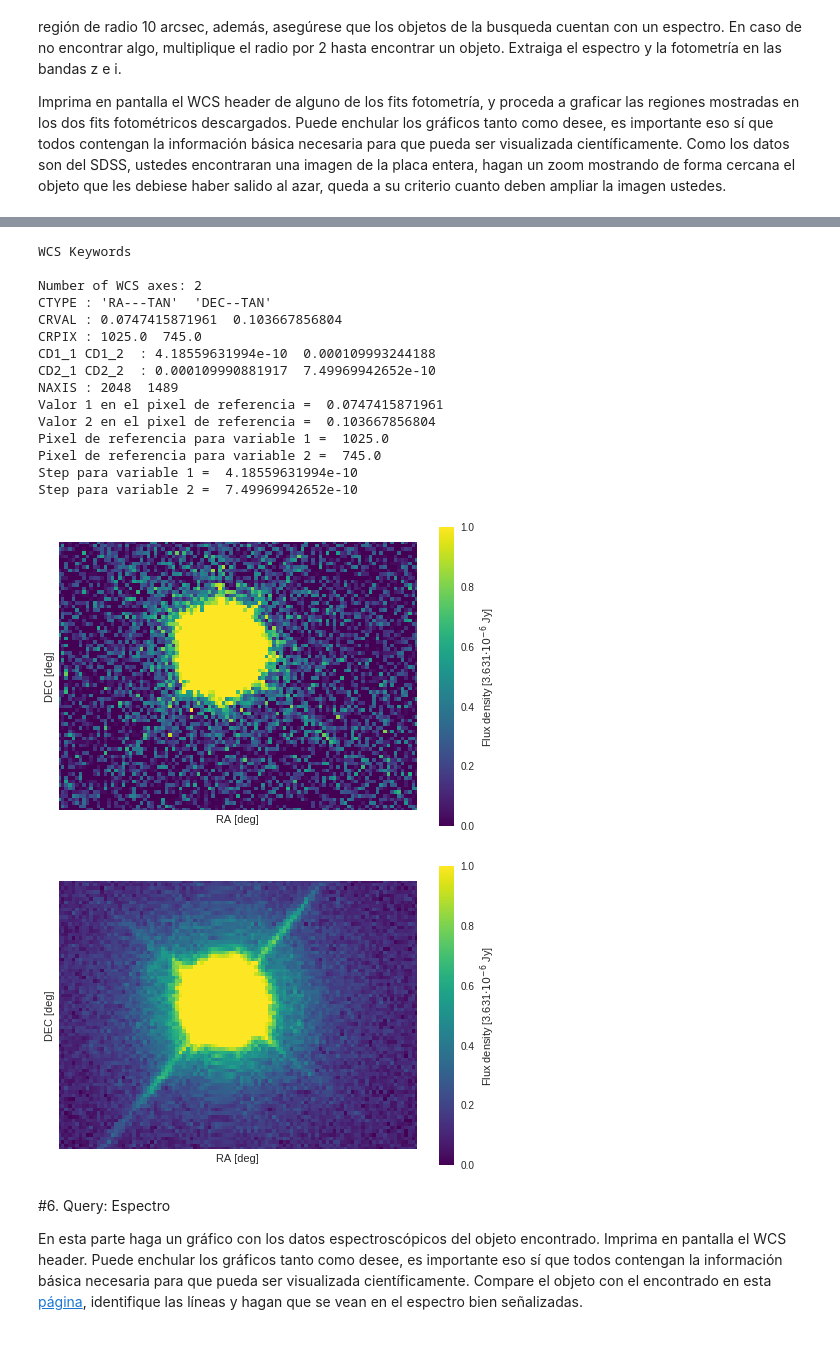
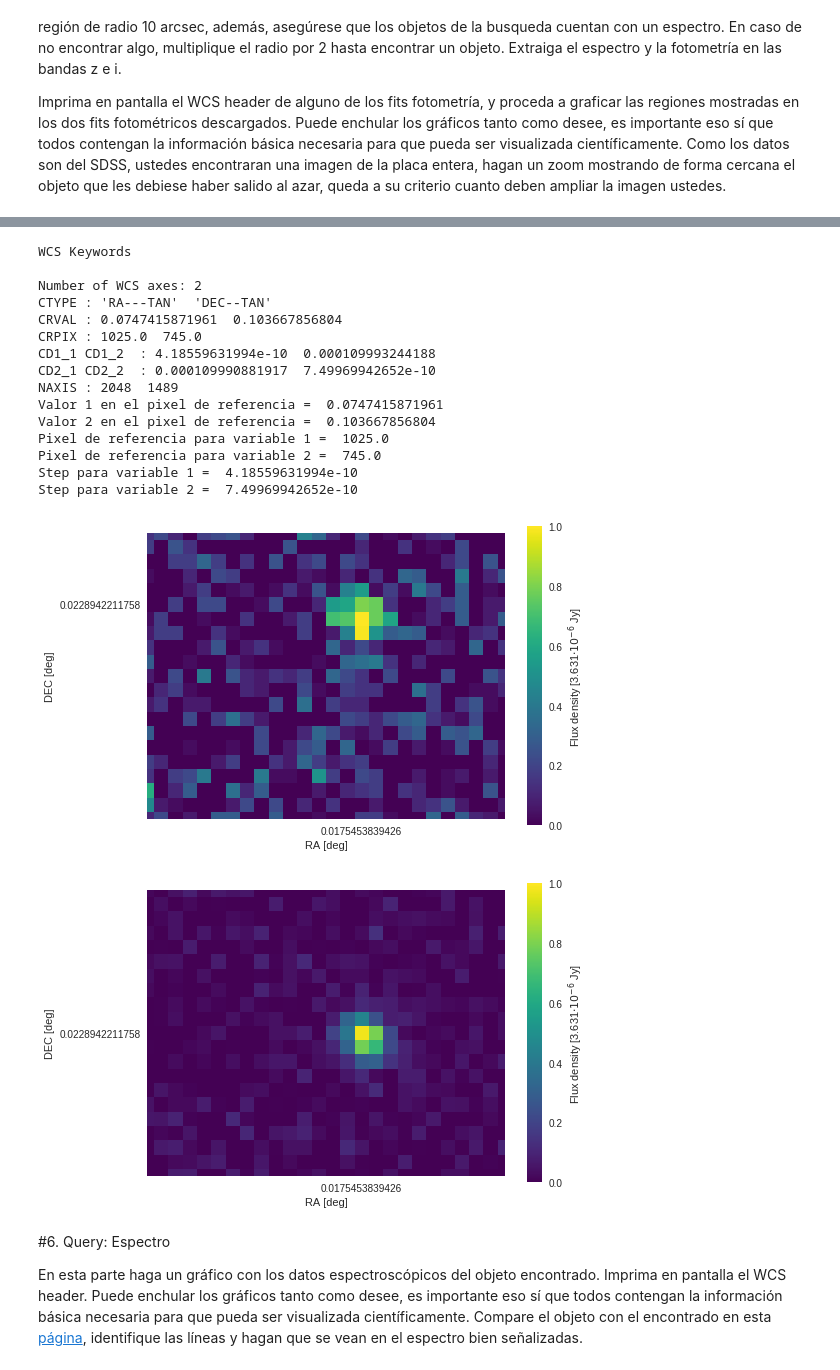
Before and after one commit to diegocorderoa/minitarea4, a Jupyter notebook: minitarea4.ipynb, the cells around one changed output, grey strips where cells are left out. Drawn from its saved outputs; the diff is of its cells as text; code cells hidden in the pictures.

```diff
--- a/minitarea4.ipynb
+++ b/minitarea4.ipynb
@@ -253,47 +264,47 @@ datai = imi[0][0].data
 
 #imagen banda z
 plt.imshow(dataz,cmap='viridis',origin='lower',vmin=0,vmax=1)
-plt.xticks((0,len(ra)/3,2*len(ra)/3,len(ra)),(round(ra[0],3),round(ra[len(ra)/3],3),round(ra[2*len(ra)/3],3),round(ra[-1],3)))
-plt.yticks((0,len(dec)/3,2*len(dec)/3,len(dec)),(round(dec[0],3),round(dec[len(dec)/3],3),round(dec[2*len(dec)/3],3),round(dec[-1],3)))
-plt.xlim(1625,1725)
-plt.ylim(1325,1400)
+plt.xticks([290],[0.0175453839425916 ])
+plt.yticks([225],[0.0228942211757893])
+plt.xlim(275,300)
+plt.ylim(210,230)
 plt.xlabel('RA [deg]')
 plt.ylabel('DEC [deg]')
 plt.grid(b=None)
 cb = plt.colorbar()
 cb.set_label('Flux density [3.631$ \cdot 10^{-6}$ Jy]')
 plt.show()
 
 #imagen banda i
 plt.imshow(datai,cmap='viridis',origin='lower',vmin=0,vmax=1)
-plt.xticks((0,len(ra)/3,2*len(ra)/3,len(ra)),(round(ra[0],3),round(ra[len(ra)/3],3),round(ra[2*len(ra)/3],3),round(ra[-1],3)))
-plt.yticks((0,len(dec)/3,2*len(dec)/3,len(dec)),(round(dec[0],3),round(dec[len(dec)/3],3),round(dec[2*len(dec)/3],3),round(dec[-1],3)))
-plt.xlim(1625,1725)
-plt.ylim(1325,1400)
+plt.xticks([290],[0.0175453839425916 ])
+plt.yticks([220],[0.0228942211757893])
+plt.xlim(275,300)
+plt.ylim(210,230)
 plt.xlabel('RA [deg]')
 plt.ylabel('DEC [deg]')
 plt.grid(b=None)
 cb = plt.colorbar()
 cb.set_label('Flux density [3.631$ \cdot 10^{-6}$ Jy]')
 plt.show()
 # %% [output]
 WCS Keywords
 
 Number of WCS axes: 2
 CTYPE : 'RA---TAN'  'DEC--TAN'
 CRVAL : 0.0747415871961  0.103667856804
 CRPIX : 1025.0  745.0
 CD1_1 CD1_2  : 4.18559631994e-10  0.000109993244188
 CD2_1 CD2_2  : 0.000109990881917  7.49969942652e-10
 NAXIS : 2048  1489
 Valor 1 en el pixel de referencia =  0.0747415871961
 Valor 2 en el pixel de referencia =  0.103667856804
 Pixel de referencia para variable 1 =  1025.0
 Pixel de referencia para variable 2 =  745.0
 Step para variable 1 =  4.18559631994e-10
 Step para variable 2 =  7.49969942652e-10
-[figure, old version]
+[figure, new version]
-[figure, old version]
+[figure, new version]
 # %% [markdown]
 #6. Query: Espectro
 
```
Also changed, not shown: parts of 2 cells of this notebook.
